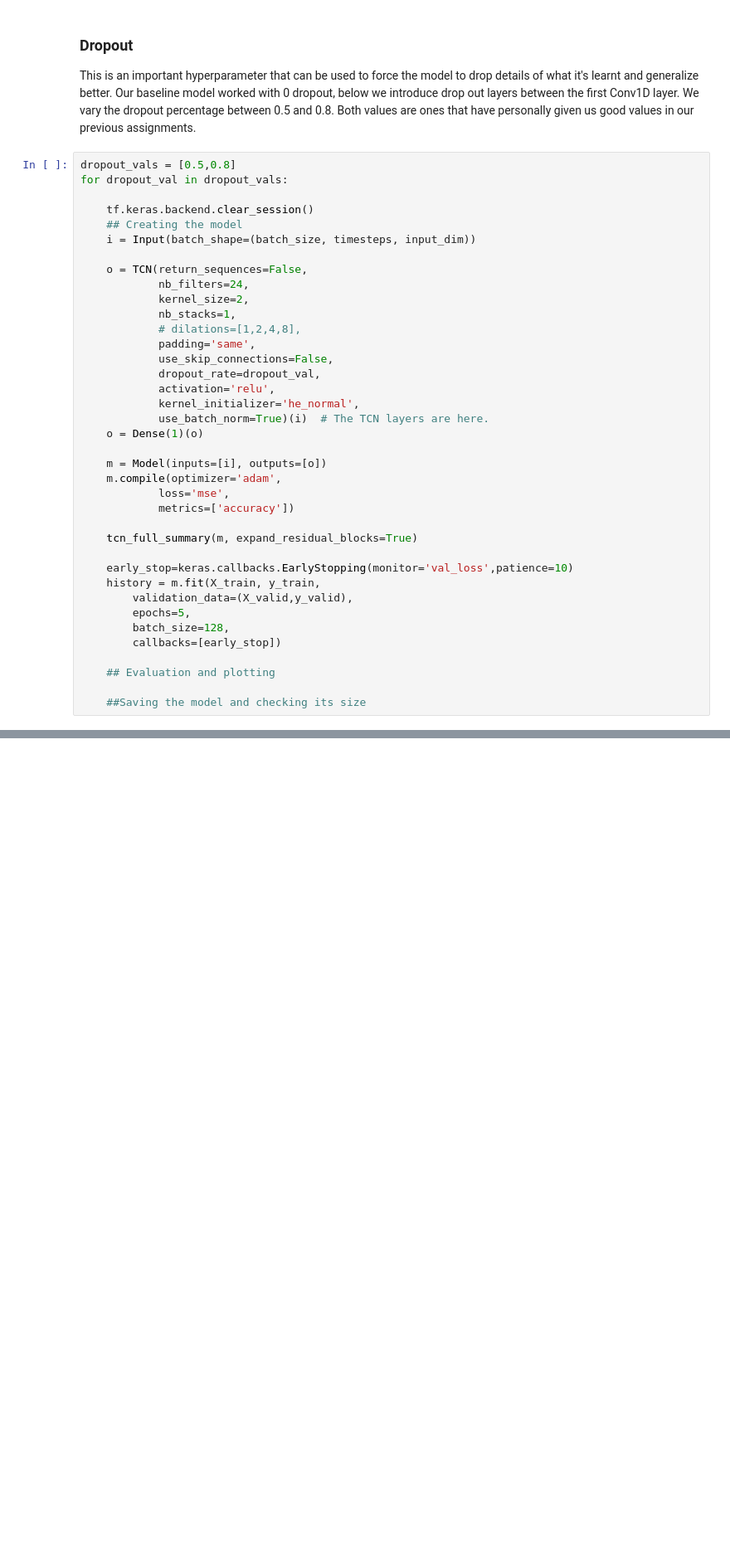
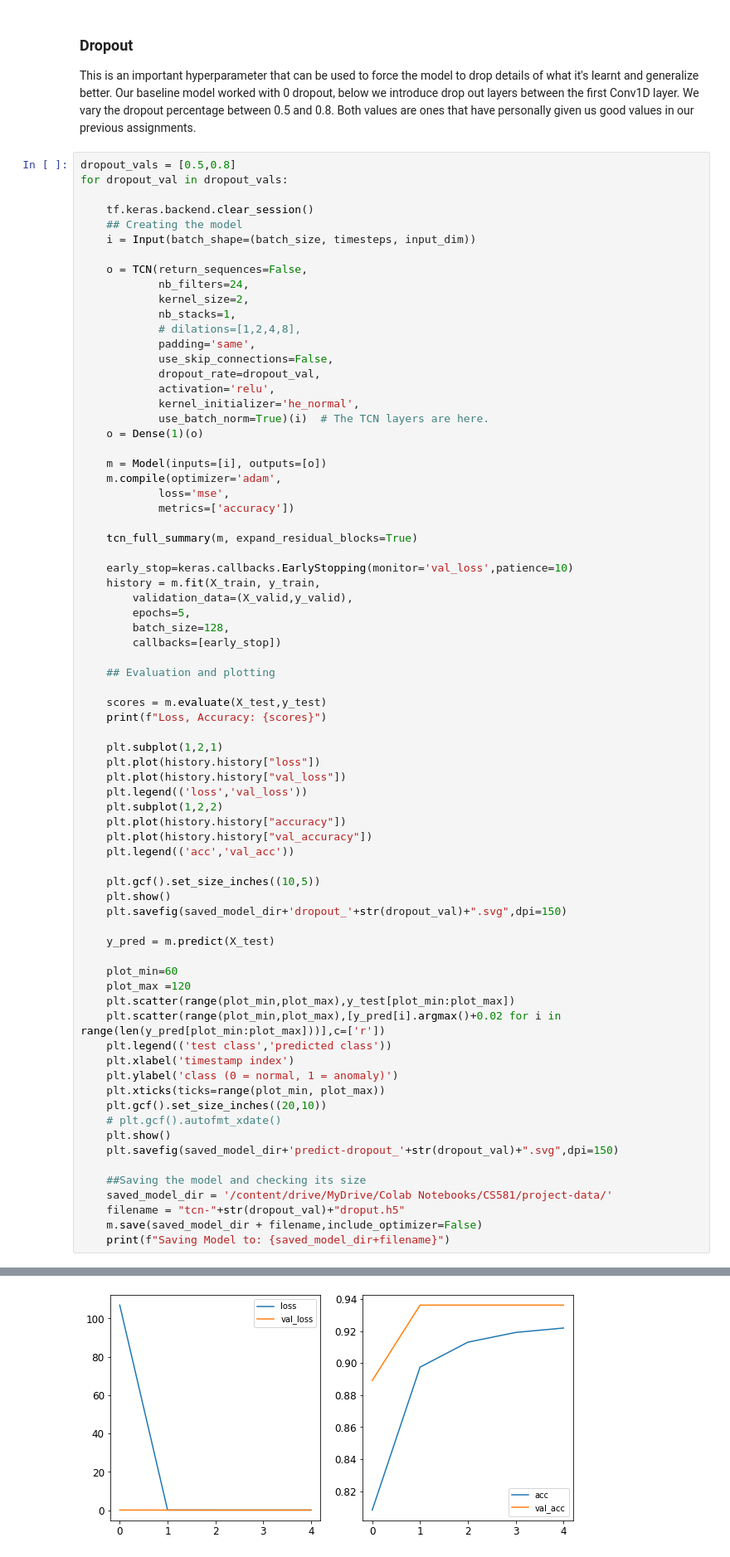
Before and after one commit to mehrotrasan16/CS581-CAN-DO-Project, a Jupyter notebook: code/TCN_CAN_Data.ipynb, the cells around one changed output, grey strips where cells are left out. Shown: that part at 83% size. Saved outputs shown, nothing was run; the diff lists cells and outputs as text; blank space fills up the shorter version.

Commit message:
Hyperparam Dropout experiment done, Layers/Dilations half done.

```diff
--- a/code/TCN_CAN_Data.ipynb
+++ b/code/TCN_CAN_Data.ipynb
@@ -1163,4 +1163,40 @@ for dropout_val in dropout_vals:
 
     ## Evaluation and plotting
 
+    scores = m.evaluate(X_test,y_test)
+    print(f"Loss, Accuracy: {scores}")
+
+    plt.subplot(1,2,1)
+    plt.plot(history.history["loss"])
+    plt.plot(history.history["val_loss"])
+    plt.legend(('loss','val_loss'))
+    plt.subplot(1,2,2)
+    plt.plot(history.history["accuracy"])
+    plt.plot(history.history["val_accuracy"])
+    plt.legend(('acc','val_acc'))
+
+    plt.gcf().set_size_inches((10,5))
+    plt.show()
+    plt.savefig(saved_model_dir+'dropout_'+str(dropout_val)+".svg",dpi=150)
+
+    y_pred = m.predict(X_test)
+
+    plot_min=60
+    plot_max =120
+    plt.scatter(range(plot_min,plot_max),y_test[plot_min:plot_max])
+    plt.scatter(range(plot_min,plot_max),[y_pred[i].argmax()+0.02 for i in range(len(y_pred[plot_min:plot_max]))],c=['r'])
+    plt.legend(('test class','predicted class'))
+    plt.xlabel('timestamp index')
+    plt.ylabel('class (0 = normal, 1 = anomaly)')
+    plt.xticks(ticks=range(plot_min, plot_max))
+    plt.gcf().set_size_inches((20,10))
+    # plt.gcf().autofmt_xdate()
+    plt.show()
+    plt.savefig(saved_model_dir+'predict-dropout_'+str(dropout_val)+".svg",dpi=150)
+
     ##Saving the model and checking its size
+    saved_model_dir = '/content/drive/MyDrive/Colab Notebooks/CS581/project-data/'
+    filename = "tcn-"+str(dropout_val)+"droput.h5"
+    m.save(saved_model_dir + filename,include_optimizer=False)
+    print(f"Saving Model to: {saved_model_dir+filename}")
+# %% [output]
@@ -1166,0 +1220 @@ for dropout_val in dropout_vals:
+[figure, added]
```
Also changed, not shown: parts of 7 cells of this notebook.
